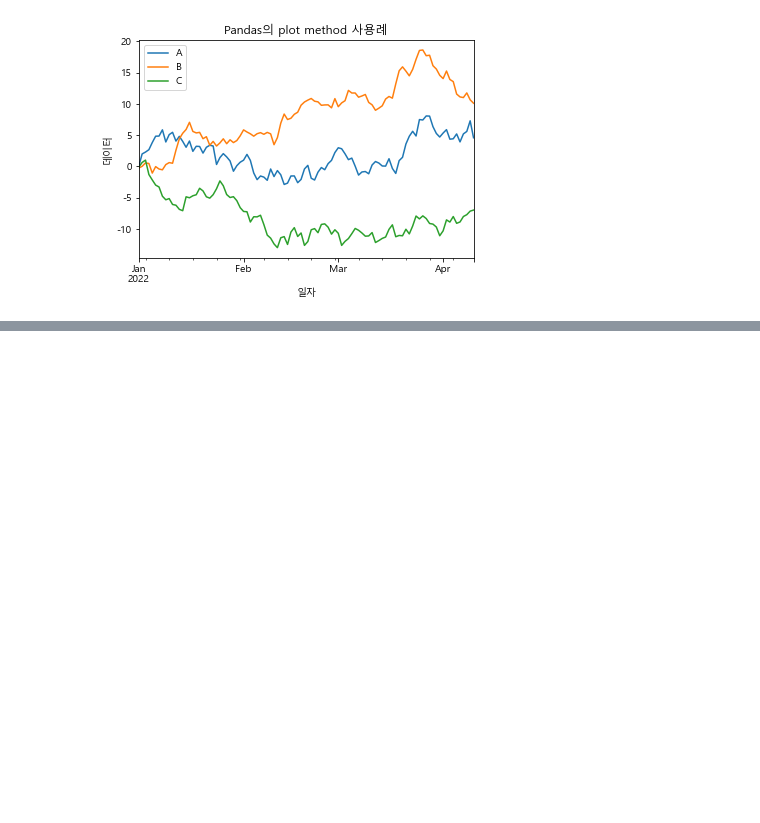
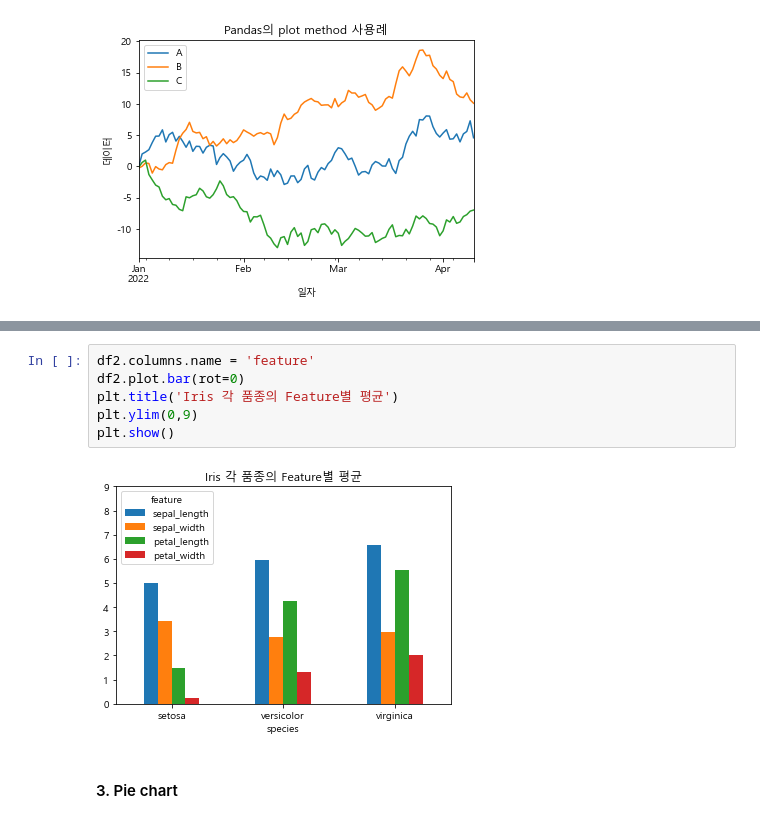
Before and after one commit to ivyjune22/DataAnalysis-Lecture-2022.04, a Jupyter notebook: 03. 시각화/10_Pandas시각화.ipynb, the cells around one changed output, grey strips where cells are left out. Saved outputs shown, nothing was run; the diff lists cells and outputs as text; blank space fills up the shorter version.

```diff
--- a/03. 시각화/10_Pandas시각화.ipynb
+++ b/03. 시각화/10_Pandas시각화.ipynb
@@ -31,0 +65,10 @@ plt.show()
+# %%
+df2.columns.name = 'feature'
+df2.plot.bar(rot=0)
+plt.title('Iris 각 품종의 Feature별 평균')
+plt.ylim(0,9)
+plt.show()
+# %% [output]
+[figure, added]
+# %% [markdown]
+#### 3. Pie chart
```
Also changed, not shown: parts of 10 cells of this notebook, 1 other file.
